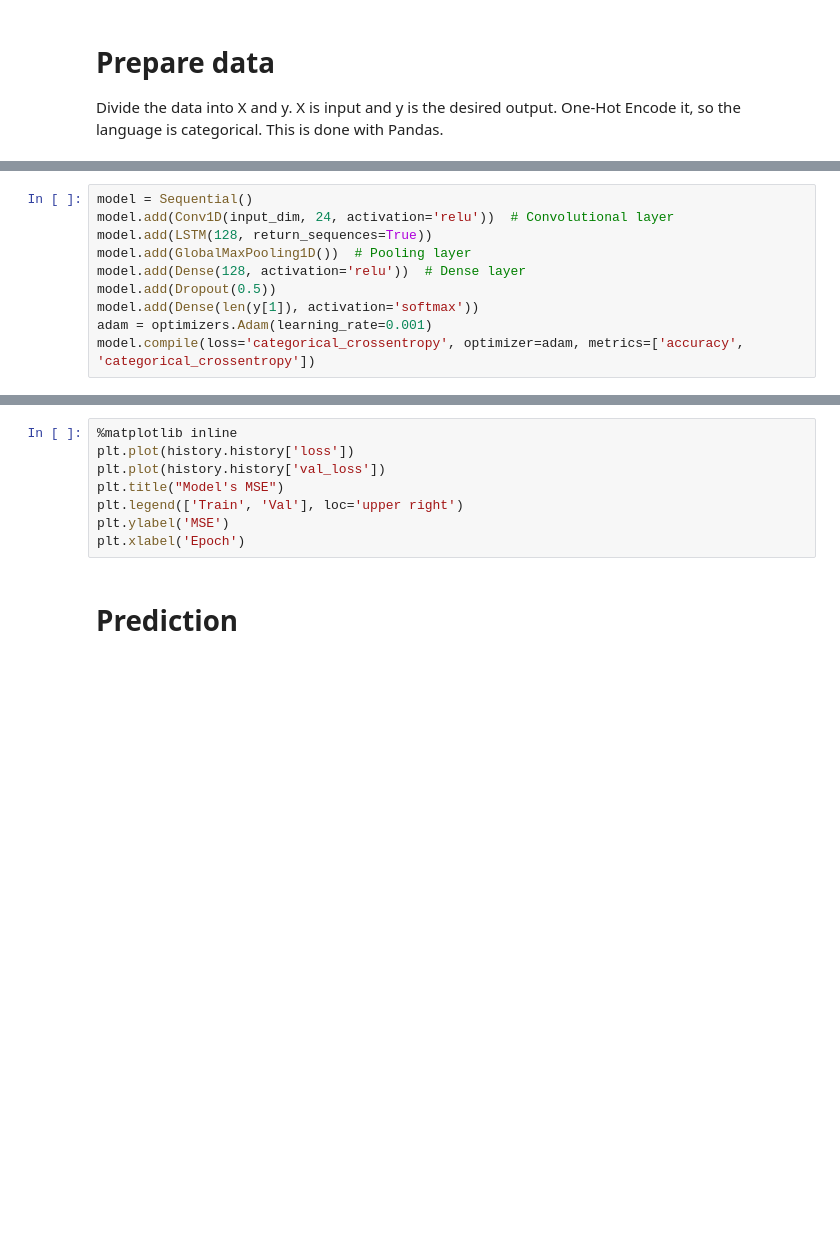
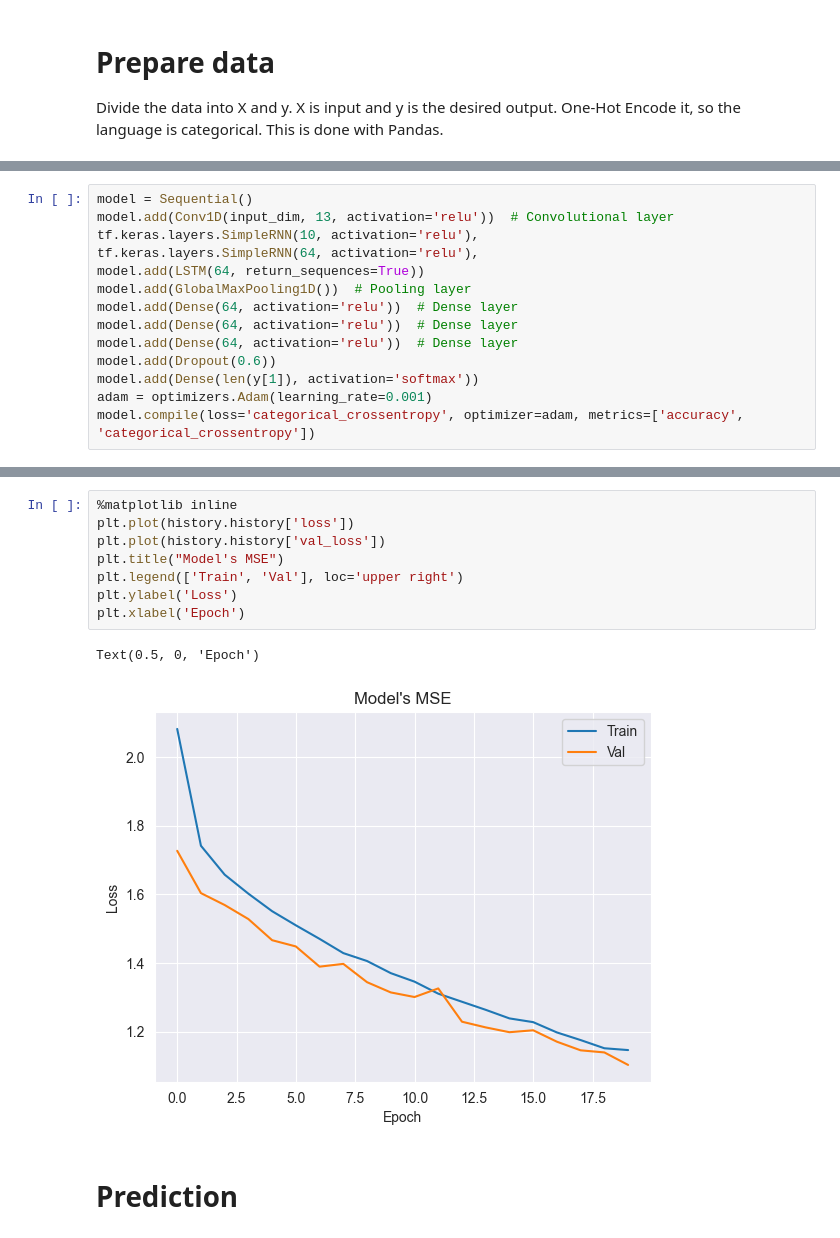
Before and after one commit to frederikbehr/Language-Identifier-ML-Model, a Jupyter notebook: model.ipynb, the cells around one changed output, grey strips where cells are left out. Drawn from its saved outputs; the diff is of its cells as text; blank space fills up the shorter version.

```diff
--- a/model.ipynb
+++ b/model.ipynb
@@ -56,11 +56,15 @@ Rows: 128321
 Amount of languages to identify: 13
 # %%
 model = Sequential()
-model.add(Conv1D(input_dim, 24, activation='relu'))  # Convolutional layer
-model.add(LSTM(128, return_sequences=True))
+model.add(Conv1D(input_dim, 13, activation='relu'))  # Convolutional layer
+tf.keras.layers.SimpleRNN(10, activation='relu'),
+tf.keras.layers.SimpleRNN(64, activation='relu'),
+model.add(LSTM(64, return_sequences=True))
 model.add(GlobalMaxPooling1D())  # Pooling layer
-model.add(Dense(128, activation='relu'))  # Dense layer
-model.add(Dropout(0.5))
+model.add(Dense(64, activation='relu'))  # Dense layer
+model.add(Dense(64, activation='relu'))  # Dense layer
+model.add(Dense(64, activation='relu'))  # Dense layer
+model.add(Dropout(0.6))
 model.add(Dense(len(y[1]), activation='softmax'))
 adam = optimizers.Adam(learning_rate=0.001)
 model.compile(loss='categorical_crossentropy', optimizer=adam, metrics=['accuracy', 'categorical_crossentropy'])
@@ -73,11 +91,14 @@ KeyboardInterrupt:
 # %%
 %matplotlib inline
 plt.plot(history.history['loss'])
 plt.plot(history.history['val_loss'])
 plt.title("Model's MSE")
 plt.legend(['Train', 'Val'], loc='upper right')
-plt.ylabel('MSE')
+plt.ylabel('Loss')
 plt.xlabel('Epoch')
+# %% [output]
+Text(0.5, 0, 'Epoch')
+[figure, added]
 # %% [markdown]
 # Prediction
 # %%
```
Also changed, not shown: parts of 4 cells of this notebook, 4 other files.
